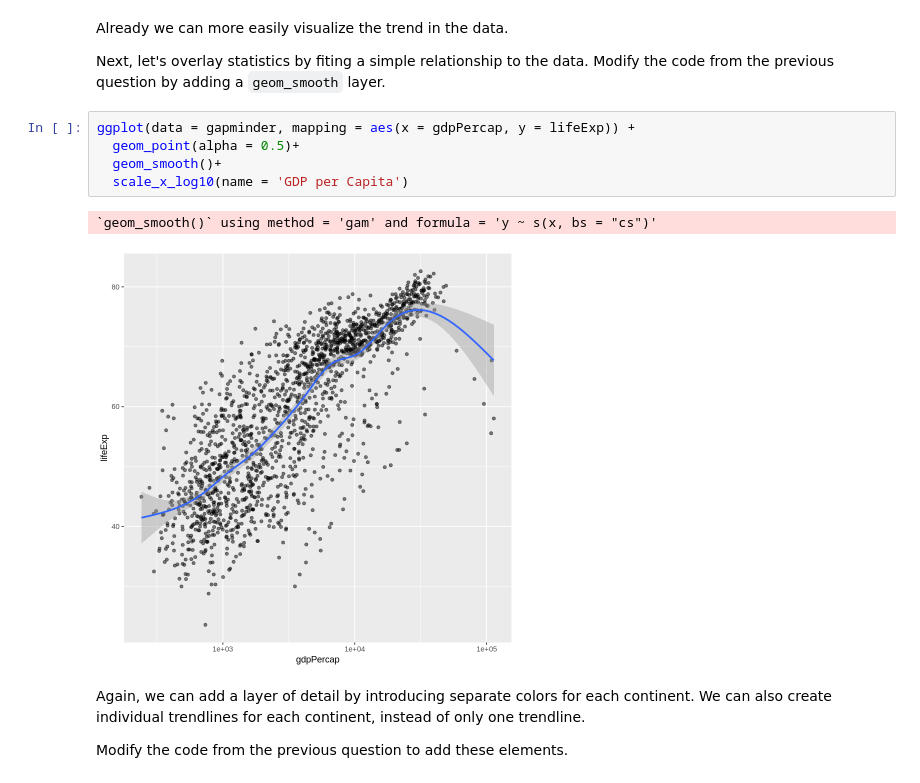
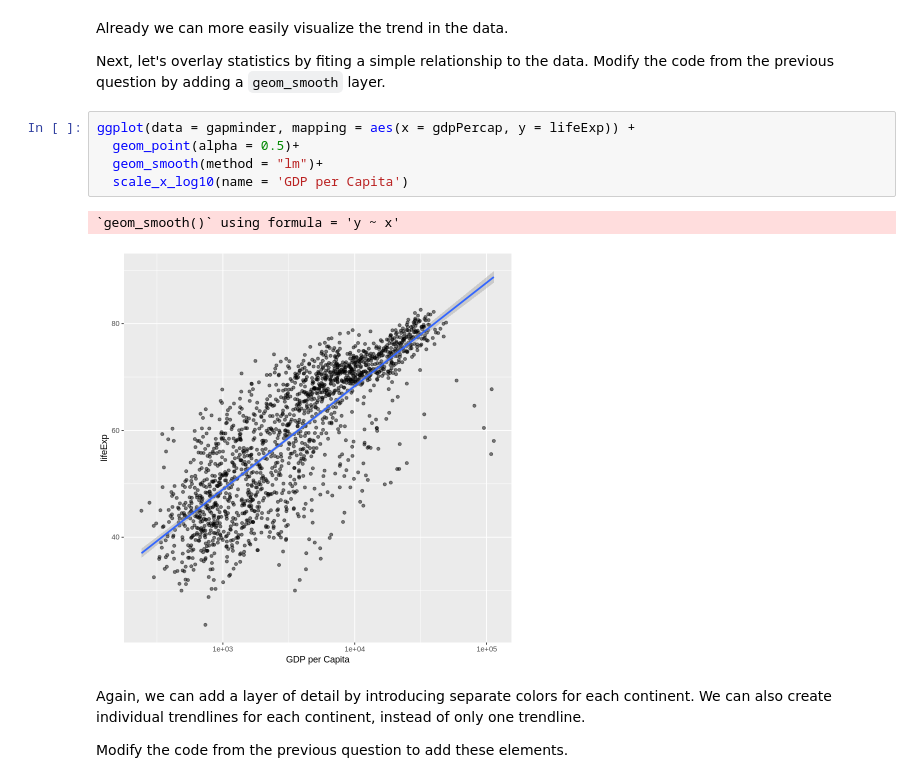
Before and after one commit to mdavistr-cmu/Davis-Troller_DSPN_S25, a Jupyter notebook: ExerciseSubmissions/Davis-Troller_Exercise5.ipynb, the cells around one changed output. Saved outputs shown, nothing was run; the diff lists cells and outputs as text.

Commit message:
edits from class geom_smooth(method = "lm")

```diff
--- a/ExerciseSubmissions/Davis-Troller_Exercise5.ipynb
+++ b/ExerciseSubmissions/Davis-Troller_Exercise5.ipynb
@@ -154,11 +154,11 @@ Next, let's overlay statistics by fiting a simple relationship to the data. Modi
 # %%
 ggplot(data = gapminder, mapping = aes(x = gdpPercap, y = lifeExp)) +
   geom_point(alpha = 0.5)+
-  geom_smooth()+
+  geom_smooth(method = "lm")+
   scale_x_log10(name = 'GDP per Capita')
 # %% [output]
-`geom_smooth()` using method = 'gam' and formula = 'y ~ s(x, bs = "cs")'
+`geom_smooth()` using formula = 'y ~ x'
-[figure, old version]
+[figure, new version]
 # %% [markdown]
 Again, we can add a layer of detail by introducing separate colors for each continent. We can also create individual trendlines for each continent, instead of only one trendline.
 
```
Also changed, not shown: parts of 2 cells of this notebook.
